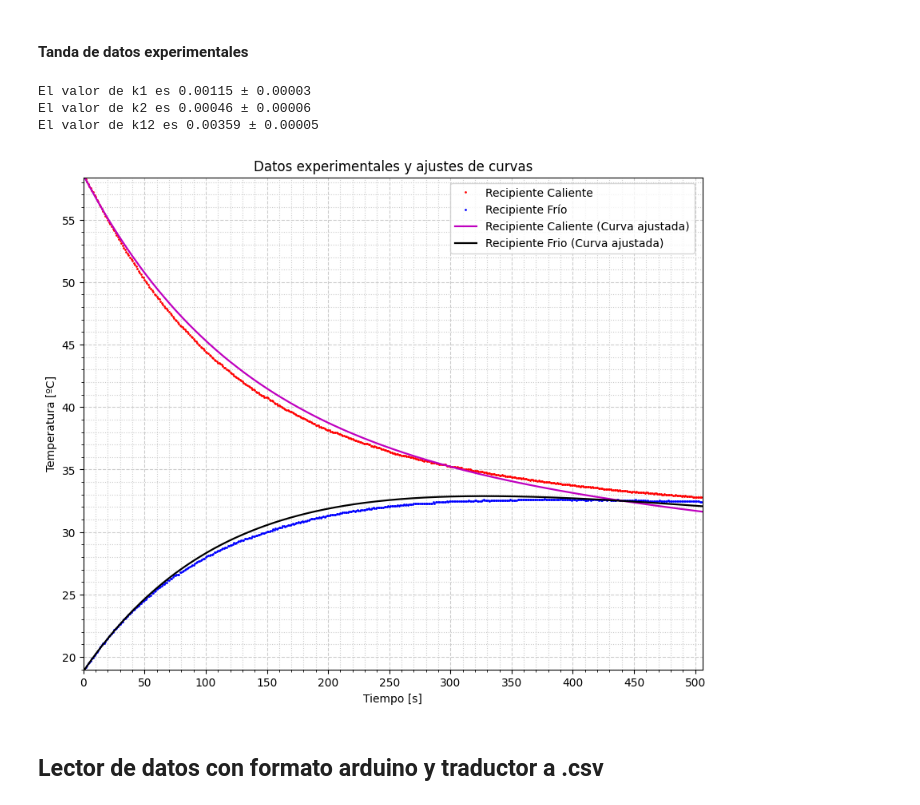
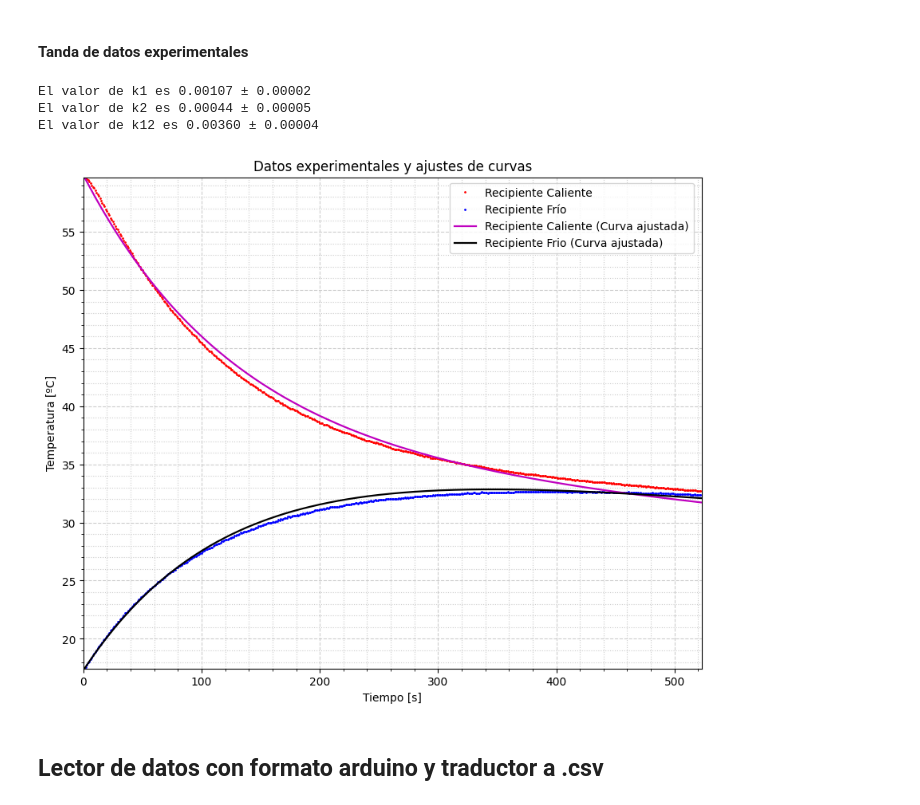
Before and after one commit to FabriTape/Laboratorio_3_Experimental, a Jupyter notebook: Laboratorio 3.ipynb, the cells around one changed output. Drawn from its saved outputs; the diff is of its cells as text; code cells hidden in the pictures.

```diff
--- a/Laboratorio 3.ipynb
+++ b/Laboratorio 3.ipynb
@@ -146,12 +146,12 @@ $\begin{align}
 # %% [markdown]
 #### Tanda de datos experimentales
 # %%
-(popt1 , pcov1 , N1) = Fitteador(Tanda_1['Sensor_Caliente'] , Tanda_1['Sensor_Frio'] , [50,5,5,5] , 1)
+(popt1 , pcov1 , N1) = Fitteador(Tanda_1['Sensor_Caliente'] , Tanda_1['Sensor_Frio'] , [100,5,5,5] , 1)
 # %% [output]
-El valor de k1 es 0.00115 ± 0.00003
-El valor de k2 es 0.00046 ± 0.00006
-El valor de k12 es 0.00359 ± 0.00005
+El valor de k1 es 0.00107 ± 0.00002
+El valor de k2 es 0.00044 ± 0.00005
+El valor de k12 es 0.00360 ± 0.00004
-[figure, old version]
+[figure, new version]
 # %% [markdown]
 ## Lector de datos con formato arduino y traductor a .csv
 # %%
```
Also changed, not shown: parts of 7 cells of this notebook, 8 other files.
